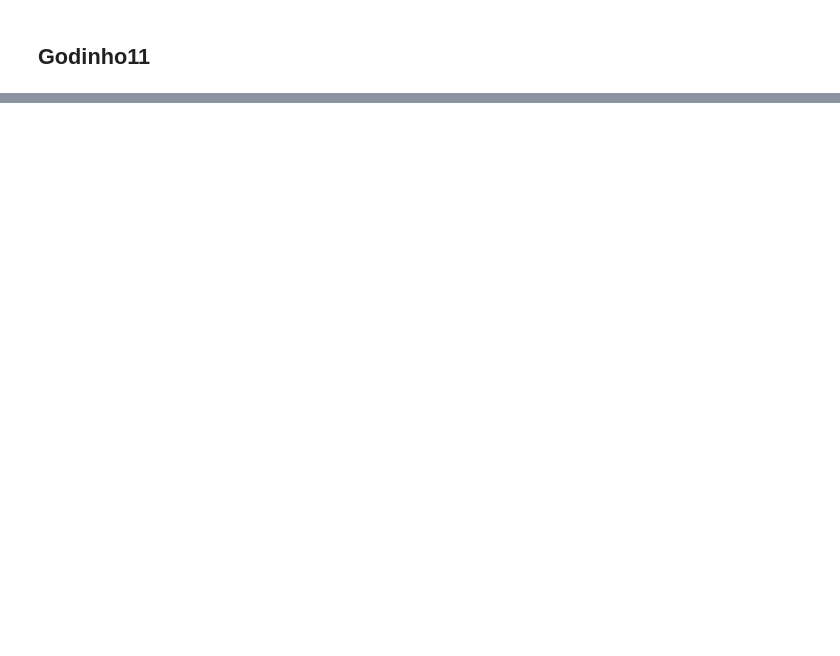
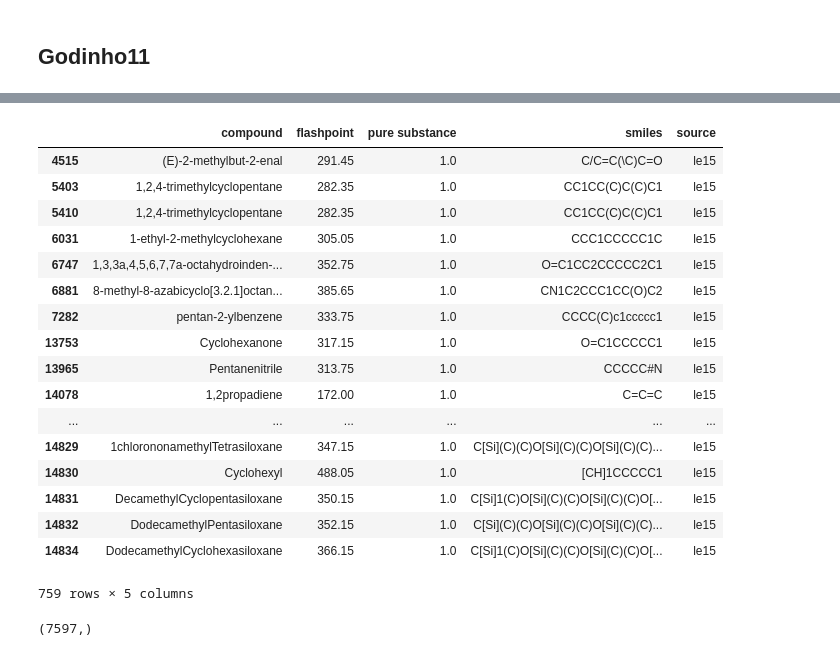
Before and after one commit to nkrakauer/moleprop, a Jupyter notebook: notebooks/Integrated Dataset First Copy.ipynb, the cells around one changed output, grey strips where cells are left out. Cells and saved outputs as stored; diff of their text form; code cells hidden in the pictures; blank space fills up the shorter version.

```diff
--- a/notebooks/Integrated Dataset First Copy.ipynb
+++ b/notebooks/Integrated Dataset First Copy.ipynb
@@ -700,0 +561,4 @@ hch.drop(index=hch[hch['Flash point (C)'].str.contains('\\w+-\\w', regex=True)].
+# %%
+frames = [integrated_data, katritzky07]
+integrated_data = pd.concat(frames)
+print(integrated_data['smiles'].unique().shape)
@@ -700,0 +567,17 @@ hch.drop(index=hch[hch['Flash point (C)'].str.contains('\\w+-\\w', regex=True)].
+# %%
+carroll10 = pd.read_csv('../data/carroll10.csv')
+print(carroll10.shape)
+carroll10['smiles'] = carroll10['Compound'].apply(get_smiles)
+carroll10.dropna(inplace=True)
+print(carroll10.shape)
+carroll10.head()
+# %%
+carroll10.rename(columns={'Compound' : 'compound', 'TFP (K)' : 'flashpoint'},inplace=True)
+carroll10['source'] = 'carroll10'
+carroll10['pure substance'] = 1
+carroll10 = carroll10[['smiles', 'compound', 'flashpoint', 'source', 'pure substance']]
+carroll10.head()
+# %%
+frames = [integrated_data, carroll10]
+integrated_data = pd.concat(frames)
+print(integrated_data['smiles'].unique().shape)
@@ -722,0 +599,25 @@ dtype: int64
+# %%
+integrated_data[integrated_data['source'] == 'le15'][integrated_data[integrated_data['source'] == 'le15'].duplicated()]
+# %% [output]
+|  | compound | flashpoint | pure substance | smiles | source |
+| 4515 | (E)-2-methylbut-2-enal | 291.45 | 1.0 | C/C=C(\C)C=O | le15 |
+| 5403 | 1,2,4-trimethylcyclopentane | 282.35 | 1.0 | CC1CC(C)C(C)C1 | le15 |
+| 5410 | 1,2,4-trimethylcyclopentane | 282.35 | 1.0 | CC1CC(C)C(C)C1 | le15 |
+| 6031 | 1-ethyl-2-methylcyclohexane | 305.05 | 1.0 | CCC1CCCCC1C | le15 |
+| 6747 | 1,3,3a,4,5,6,7,7a-octahydroinden-... | 352.75 | 1.0 | O=C1CC2CCCCC2C1 | le15 |
+| 6881 | 8-methyl-8-azabicyclo[3.2.1]octan... | 385.65 | 1.0 | CN1C2CCC1CC(O)C2 | le15 |
+| 7282 | pentan-2-ylbenzene | 333.75 | 1.0 | CCCC(C)c1ccccc1 | le15 |
+| 13753 | Cyclohexanone | 317.15 | 1.0 | O=C1CCCCC1 | le15 |
+| 13965 | Pentanenitrile | 313.75 | 1.0 | CCCCC#N | le15 |
+| 14078 | 1,2propadiene | 172.00 | 1.0 | C=C=C | le15 |
+| ... | ... | ... | ... | ... | ... |
+| 14829 | 1chlorononamethylTetrasiloxane | 347.15 | 1.0 | C[Si](C)(C)O[Si](C)(C)O[Si](C)(C)... | le15 |
+| 14830 | Cyclohexyl | 488.05 | 1.0 | [CH]1CCCCC1 | le15 |
+| 14831 | DecamethylCyclopentasiloxane | 350.15 | 1.0 | C[Si]1(C)O[Si](C)(C)O[Si](C)(C)O[... | le15 |
+| 14832 | DodecamethylPentasiloxane | 352.15 | 1.0 | C[Si](C)(C)O[Si](C)(C)O[Si](C)(C)... | le15 |
+| 14834 | DodecamethylCyclohexasiloxane | 366.15 | 1.0 | C[Si]1(C)O[Si](C)(C)O[Si](C)(C)O[... | le15 |
+759 rows × 5 columns
+# %%
+integrated_data[integrated_data['source'] == 'le15']['smiles'].unique().shape
+# %% [output]
+(7597,)
```
Also changed, not shown: parts of 73 cells of this notebook, 2 other files.
